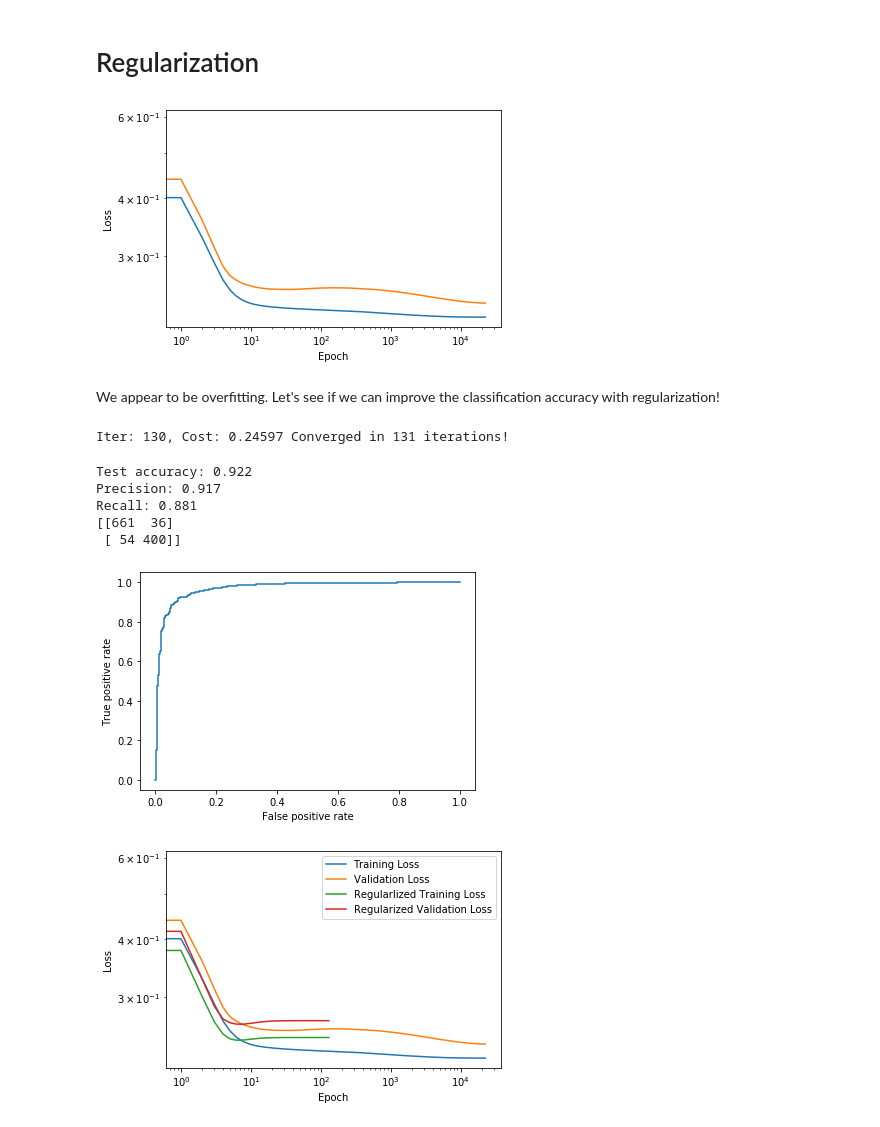
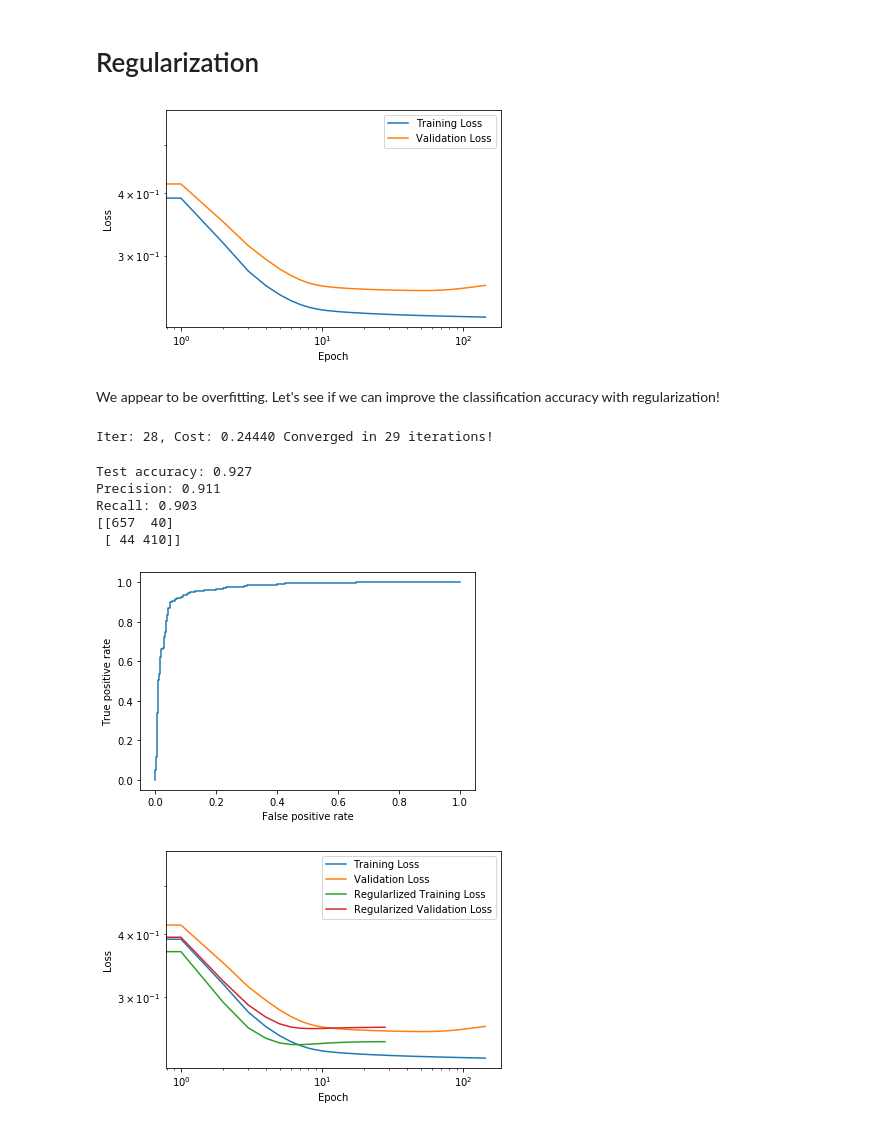
Before and after one commit to eschibli/Simple-ML-Exercises, a Jupyter notebook: Regularization/Regularization.ipynb, the cells around one changed output. Drawn from its saved outputs; the diff is of its cells as text; code cells hidden in the pictures.

```diff
--- a/Regularization/Regularization.ipynb
+++ b/Regularization/Regularization.ipynb
@@ -15,7 +15,7 @@ from logistic_regression import LogisticRegression
 # %% [markdown]
 Load the Spambase dataset
 # %%
-data = pd.read_csv('Data/spambase.csv')
+data = pd.read_csv('../data/spambase.csv')
 data.head()
 # %% [output]
 |  | word_freq_make | word_freq_address | word_freq_all | word_freq_3d | word_freq_our | word_freq_over | ... |
@@ -37,7 +37,7 @@ y = np.array(data['class'])
 X_train, X_test, y_train, y_test = train_test_split(X, y, stratify=y)
 # %%
 # We tighten the convergence tolerance to exaggerate the overfitting
-LR_params = {'tol':1E-9, 'stepsize':3E0, 'iters':2E5}
+LR_params = {'tol':1E-5, 'stepsize':3E0, 'iters':1E5}
 
 LR = LogisticRegression(**LR_params, ld=0)
 history = LR.fit(X_train, y_train, valid_X=X_test, valid_y=y_test)
@@ -90,18 +90,20 @@ A beautiful ROC curve!
 # %%
 plt.loglog(history['training_loss'])
 plt.loglog(history['validation_loss'])
 plt.xlabel('Epoch')
 plt.ylabel('Loss')
+
+plt.legend(('Training Loss', 'Validation Loss'))
 plt.show()
 # %% [output]
-[figure, old version]
+[figure, new version]
 # %% [markdown]
 We appear to be overfitting. Let's see if we can improve the classification accuracy with regularization!
 # %%
 LR_regularized = LogisticRegression(ld=0.01, **LR_params)
 history_regularized = LR_regularized.fit(X_train, y_train, valid_X=X_test, valid_y=y_test)
 # %% [output]
-Iter: 130, Cost: 0.24597 Converged in 131 iterations!
+Iter: 28, Cost: 0.24440 Converged in 29 iterations!
 # %%
 acc = sklearn.metrics.accuracy_score(LR_regularized.predict(X_test), y_test)
 pre = sklearn.metrics.precision_score(y_test, LR_regularized.predict(X_test))
@@ -113,11 +115,11 @@ print("Recall: {:0.3f}".format(rec))
 
 print(sklearn.metrics.confusion_matrix(y_test, LR_regularized.predict(X_test)))
 # %% [output]
-Test accuracy: 0.922
-Precision: 0.917
-Recall: 0.881
-[[661  36]
- [ 54 400]]
+Test accuracy: 0.927
+Precision: 0.911
+Recall: 0.903
+[[657  40]
+ [ 44 410]]
 # %%
 fpr, tpr, _ = sklearn.metrics.roc_curve(y_test, LR_regularized.predict_proba(X_test))
 
@@ -126,7 +128,7 @@ plt.xlabel('False positive rate')
 plt.ylabel('True positive rate')
 plt.show()
 # %% [output]
-[figure, old version]
+[figure, new version]
 # %%
 plt.loglog(history['training_loss'])
 plt.loglog(history['validation_loss'])
@@ -139,7 +141,7 @@ plt.ylabel('Loss')
 plt.legend(('Training Loss', 'Validation Loss', 'Regularlized Training Loss', 'Regularized Validation Loss'))
 plt.show()
 # %% [output]
-[figure, old version]
+[figure, new version]
 # %%
 plt.loglog(history['training_acc'])
 plt.loglog(history['validation_acc'])
```
Also changed, not shown: parts of 13 cells of this notebook, 6 other files.
